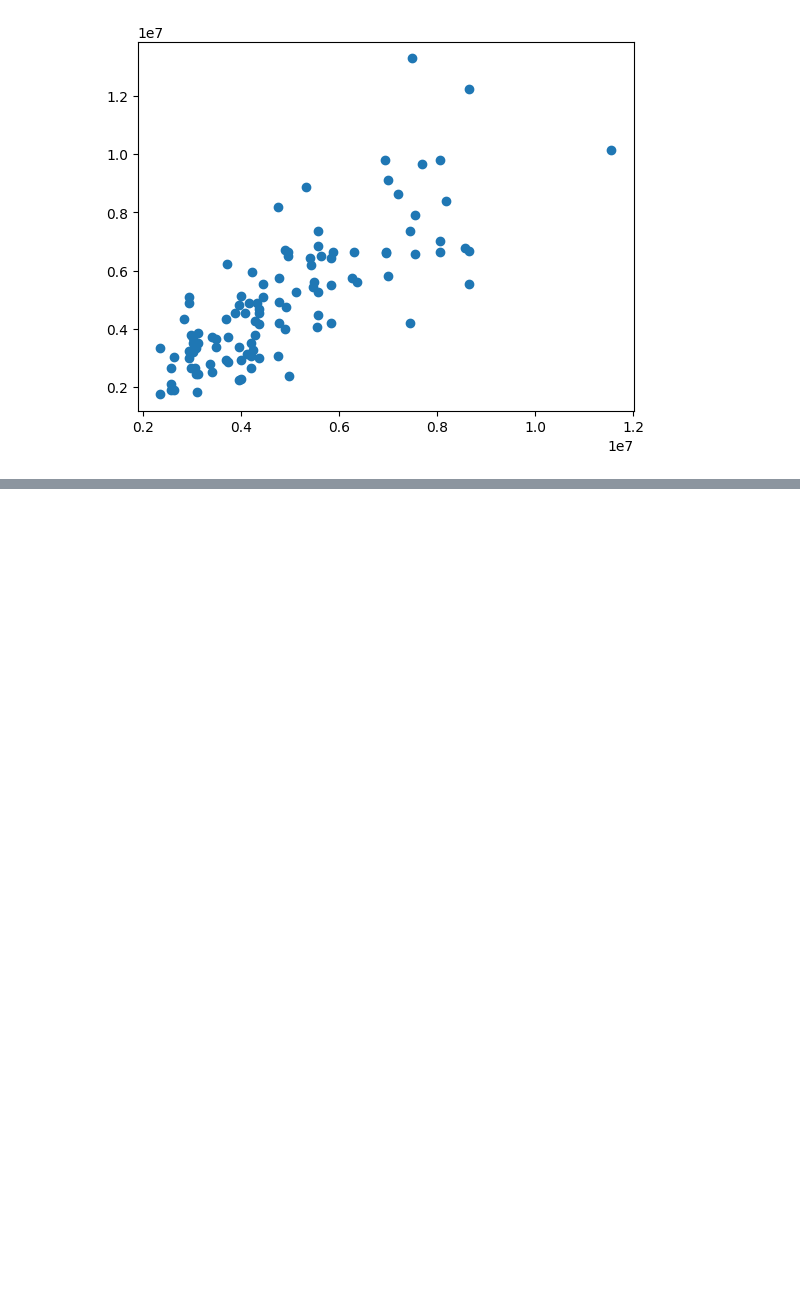
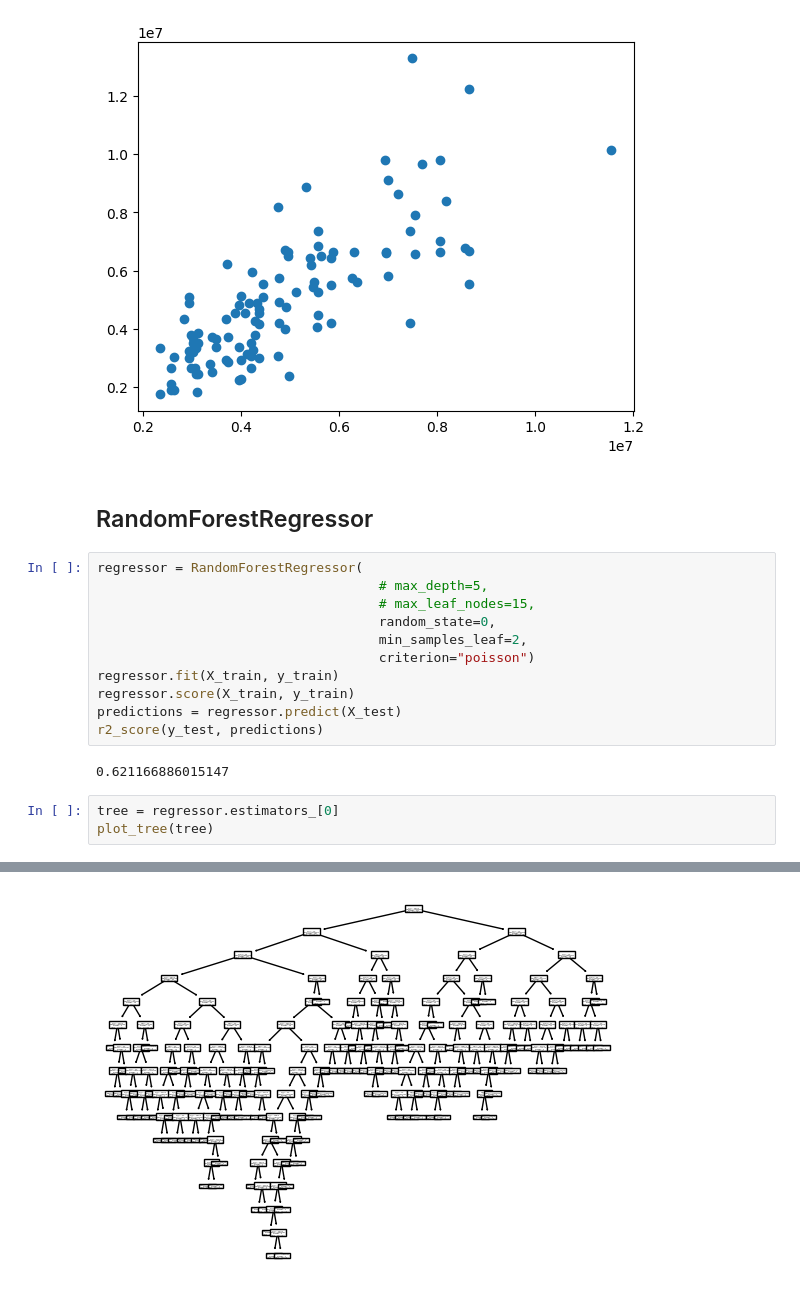
Before and after one commit to AdenierOsorto/ml-course, a Jupyter notebook: project/project.ipynb, the cells around one changed output, grey strips where cells are left out. Saved outputs shown, nothing was run; the diff lists cells and outputs as text; blank space fills up the shorter version.

Commit message:
adding RandomForestRegressor in task#8

```diff
--- a/project/project.ipynb
+++ b/project/project.ipynb
@@ -559,3 +559,22 @@ plt.scatter(predictions,y_test)
 # %% [output]
 <matplotlib.collections.PathCollection at 0x...>
 [figure]
+# %% [markdown]
+## RandomForestRegressor
+# %%
+regressor = RandomForestRegressor(
+                                    # max_depth=5,
+                                    # max_leaf_nodes=15,
+                                    random_state=0,
+                                    min_samples_leaf=2,
+                                    criterion="poisson")
+regressor.fit(X_train, y_train)
+regressor.score(X_train, y_train)
+predictions = regressor.predict(X_test)
+r2_score(y_test, predictions)
+# %% [output]
+0.621166886015147
+# %%
+tree = regressor.estimators_[0]
+plot_tree(tree)
+# %% [output]
@@ -561,0 +598 @@ plt.scatter(predictions,y_test)
+[figure, added]
```
Also changed, not shown: parts of 2 cells of this notebook.
